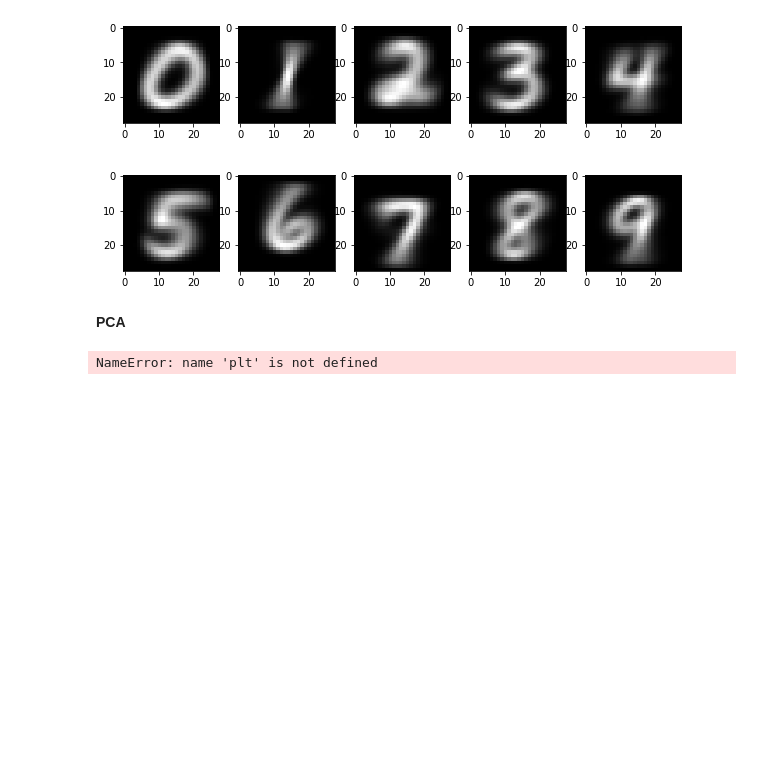
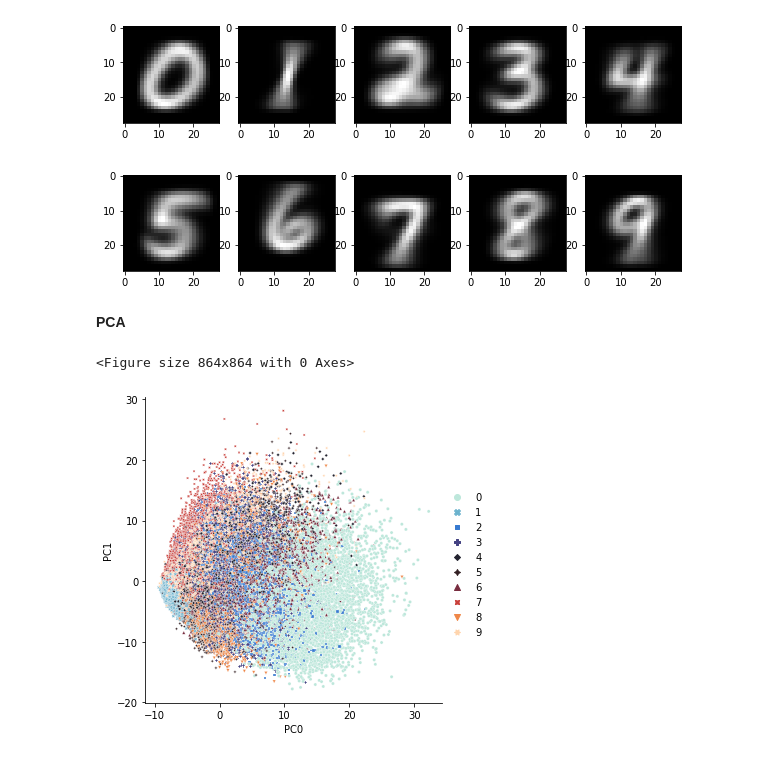
Before and after one commit to datascience-mobi-2022/2022-topic-01-team-02, a Jupyter notebook: code_report_test.ipynb, the cells around one changed output. Saved outputs shown, nothing was run; the diff lists cells and outputs as text; code cells hidden in the pictures; blank space fills up the shorter version.

Commit message:
2D visualisierung als Funktion

```diff
--- a/code_report_test.ipynb
+++ b/code_report_test.ipynb
@@ -33,6 +33,7 @@ PCA_img =pca.image_only(z_img, pca.create_sorted_eigenvec(z_array, num_component
 # %%
 PCA_set = pca.set_only(z_array, pca.create_sorted_eigenvec(z_array, num_components=30))
 # %%
-pca.visualize_2d(PCA_set)
+pca.visualize_2d(PCA_set, labels = train_array[:, 0])
 # %% [output]
-NameError: name 'plt' is not defined
+<Figure size 864x864 with 0 Axes>
+[figure, added]
```
Also changed, not shown: 1 other file.
